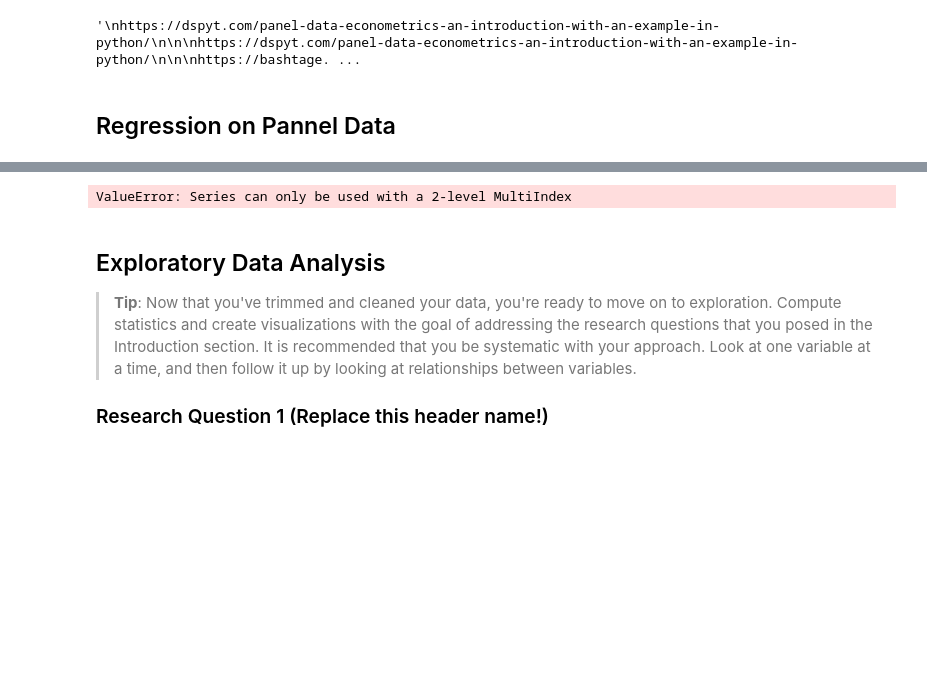
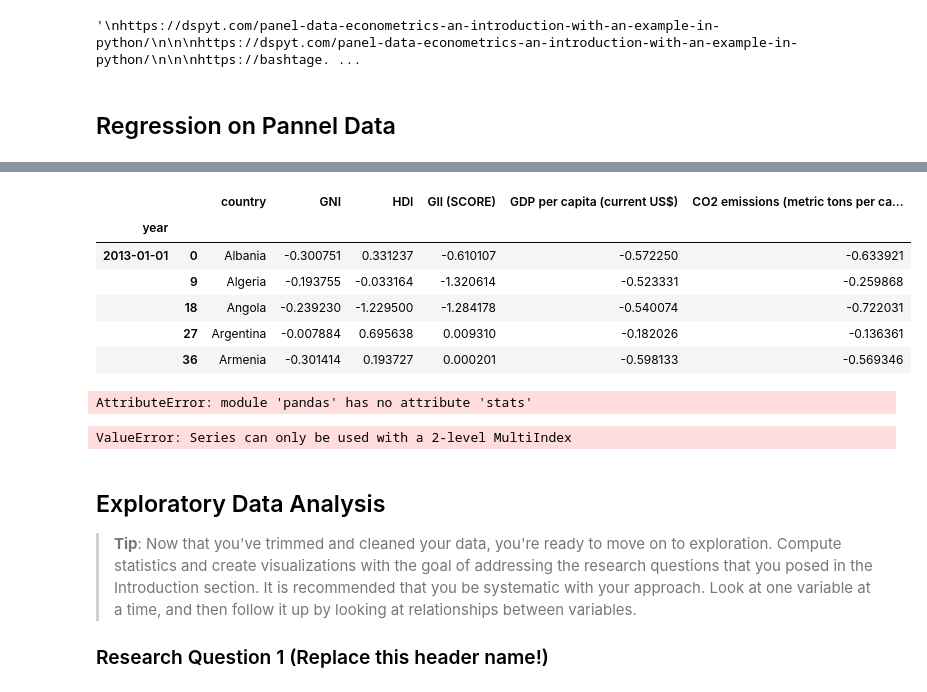
Before and after one commit to muadelm/Innovation_june2022, a Jupyter notebook: innovation_index_june2022.ipynb, the cells around one changed output, grey strips where cells are left out. Cells and saved outputs as stored; diff of their text form; code cells hidden in the pictures; blank space fills up the shorter version.

Commit message:
panelOLS

```diff
--- a/innovation_index_june2022.ipynb
+++ b/innovation_index_june2022.ipynb
@@ -297,3 +297,20 @@ Requirement already satisfied: pyparsing>=2.0.2 in c:\users\mustafa adel\anacond
 Requirement already satisfied: patsy>=0.5 in c:\users\mustafa adel\anaconda3\lib\site-packages (from statsmodels>=0.11->linearmodels) (0.5.2)
 Installing collected packages: tomli, interface-meta, astor, setuptools-scm, pyhdfe, property-cached, formulaic, linearmodels
 Successfully installed astor-0.8.1 formulaic-0.3.4 interface-meta-1.3.0 linearmodels-4.27 property-cached-1.6.4 pyhdfe-0.1.0 setuptools-scm-6.4.2 tomli-2.0.1
+# %%
+#convert year to datetime
+df_s_n['year'] = pd.to_datetime(df_s_n['year'], format='%Y')
+#add column year to index
+df_s_n=df_s_n.set_index('year', append=True)
+#swap indexes
+df_s_n.index = df_s_n.index.swaplevel(0,1)
+
+df_s_n.head()
+# %% [output]
+|  |  | country | GNI | HDI | GII (SCORE) | GDP per capita (current US$) | CO2 emissions (metric tons per ca... |
+| year |  |  |  |  |  |  |  |
+| 2013-01-01 | 0 | Albania | -0.300751 | 0.331237 | -0.610107 | -0.572250 | -0.633921 |
+|  | 9 | Algeria | -0.193755 | -0.033164 | -1.320614 | -0.523331 | -0.259868 |
+|  | 18 | Angola | -0.239230 | -1.229500 | -1.284178 | -0.540074 | -0.722031 |
+|  | 27 | Argentina | -0.007884 | 0.695638 | 0.009310 | -0.182026 | -0.136361 |
+|  | 36 | Armenia | -0.301414 | 0.193727 | 0.000201 | -0.598133 | -0.569346 |
@@ -300,3 +319,7 @@ Successfully installed astor-0.8.1 formulaic-0.3.4 interface-meta-1.3.0 linearmo
+# %%
+model  = pd.stats.plm.PanelOLS(y=df_s_n['GNI'],x=df[['country', 'HDI', 'GII (SCORE)','GDP per capita (current US$)', 'CO2 emissions (metric tons per capita)']],time_effects=True)
+# %% [output]
+AttributeError: module 'pandas' has no attribute 'stats'
 # %%
 ## Basic regression on panel data
 
```
Also changed, not shown: parts of 1 cell of this notebook.
